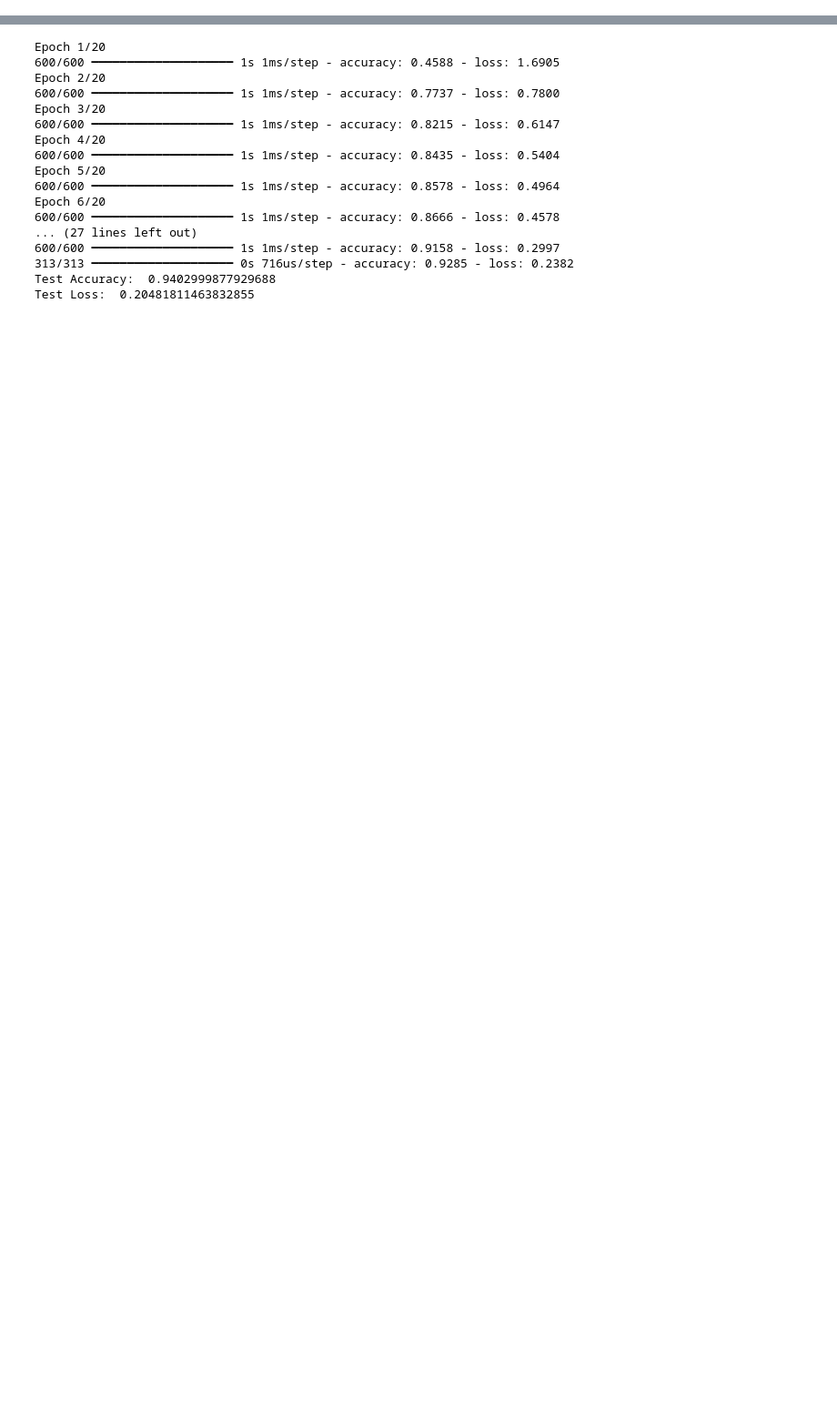
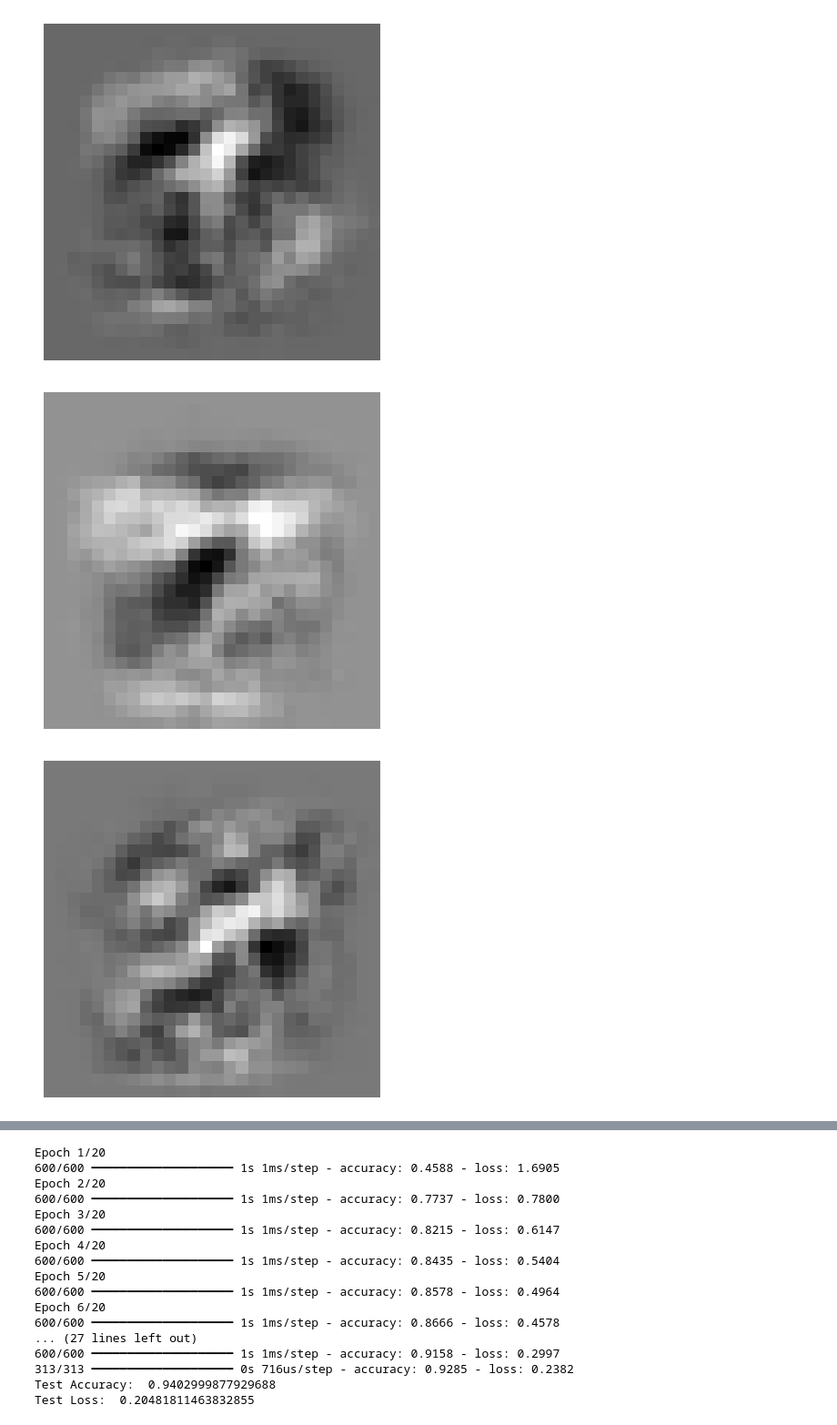
Before and after one commit to YorKnEz/rn-lab, a Jupyter notebook: hw03/main.ipynb, the cells around one changed output, grey strips where cells are left out. Shown at 91% size. Saved outputs shown, nothing was run; the diff lists cells and outputs as text; code cells hidden in the pictures; blank space fills up the shorter version.

```diff
--- a/hw03/main.ipynb
+++ b/hw03/main.ipynb
@@ -288,0 +294,14 @@ acc=0.9791
+# %%
+for layer in network.layers:
+    if not isinstance(layer, Dense):
+        continue
+
+    for w in layer.weights:
+        size = int(np.sqrt(w.shape[0]))
+        plt.imshow(np.reshape(w, (size, size)), cmap='gray', vmin=np.min(w), vmax=np.max(w))
+        plt.axis('off')  # Optional: turn off axis
+        plt.show()
+# %% [output]
+[figure, added]
+[figure, added]
+[figure, added]
```
Also changed, not shown: parts of 6 cells of this notebook.
